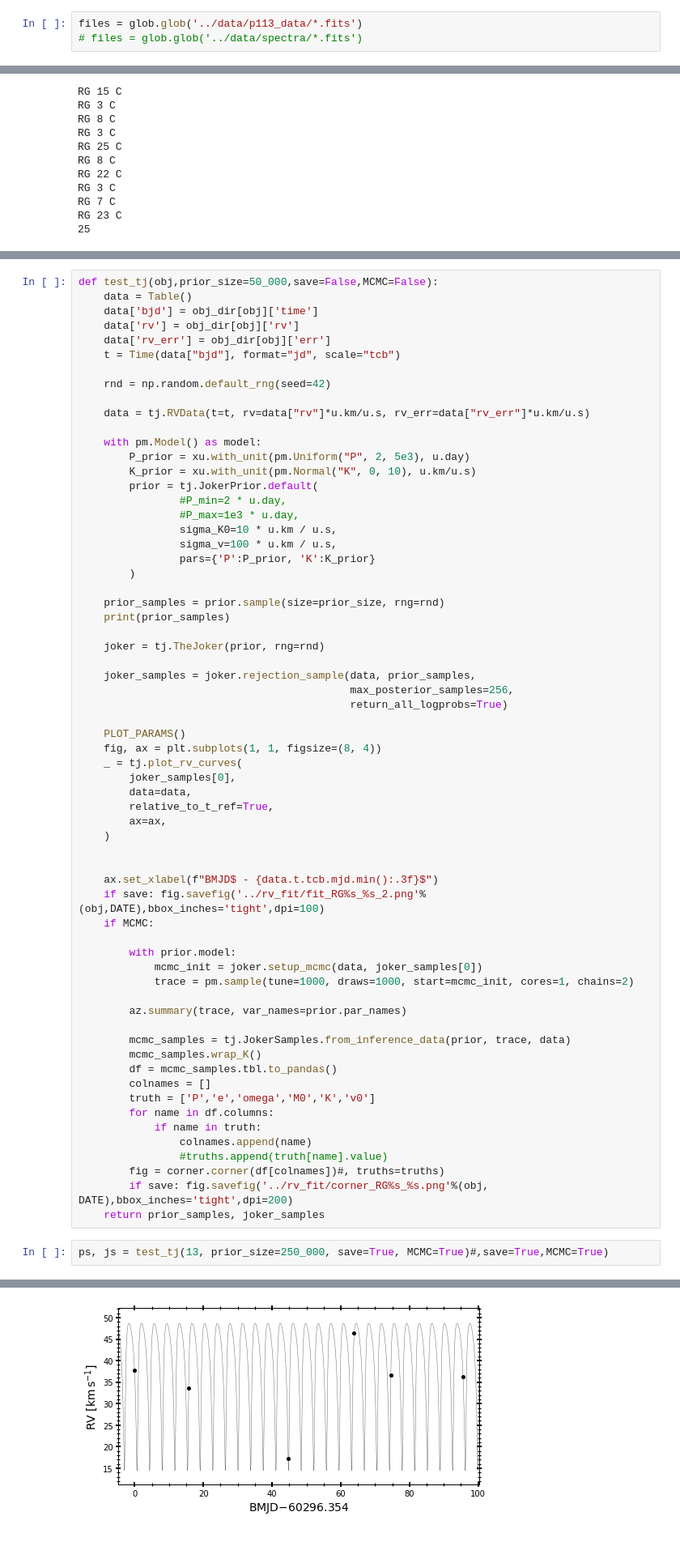
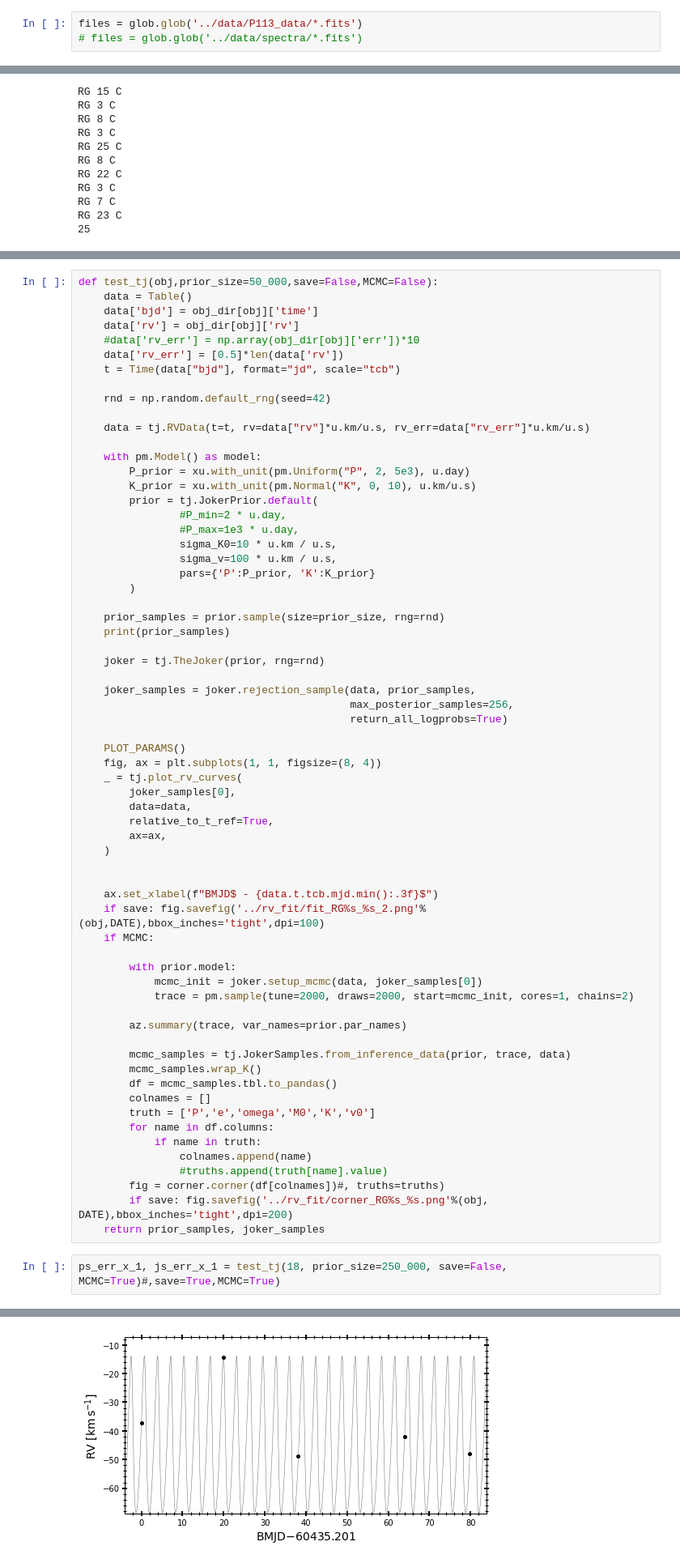
Before and after one commit to MaryumSayeed/ESPRESSO, a Jupyter notebook: scripts/p113.ipynb, the cells around one changed output, grey strips where cells are left out. Shown at 81% size. Cells and saved outputs as stored; diff of their text form.

```diff
--- a/scripts/p113.ipynb
+++ b/scripts/p113.ipynb
@@ -47,3 +47,3 @@ p112 = glob.glob('../data/spectra/*.fits')
 # %%
-files = glob.glob('../data/p113_data/*.fits')
+files = glob.glob('../data/P113_data/*.fits')
 # files = glob.glob('../data/spectra/*.fits')
@@ -296,7 +311,8 @@ def test_tj(obj,prior_size=50_000,save=False,MCMC=False):
     data = Table()
     data['bjd'] = obj_dir[obj]['time']
     data['rv'] = obj_dir[obj]['rv']
-    data['rv_err'] = obj_dir[obj]['err']
+    #data['rv_err'] = np.array(obj_dir[obj]['err'])*10
+    data['rv_err'] = [0.5]*len(data['rv'])
     t = Time(data["bjd"], format="jd", scale="tcb")
 
     rnd = np.random.default_rng(seed=42)
@@ -339,7 +355,7 @@ def test_tj(obj,prior_size=50_000,save=False,MCMC=False):
 
         with prior.model:
             mcmc_init = joker.setup_mcmc(data, joker_samples[0])
-            trace = pm.sample(tune=1000, draws=1000, start=mcmc_init, cores=1, chains=2)
+            trace = pm.sample(tune=2000, draws=2000, start=mcmc_init, cores=1, chains=2)
 
         az.summary(trace, var_names=prior.par_names)
 
@@ -356,7 +372,7 @@ def test_tj(obj,prior_size=50_000,save=False,MCMC=False):
         if save: fig.savefig('../rv_fit/corner_RG%s_%s.png'%(obj, DATE),bbox_inches='tight',dpi=200)
     return prior_samples, joker_samples
 # %%
-ps, js = test_tj(13, prior_size=250_000, save=True, MCMC=True)#,save=True,MCMC=True)
+ps_err_x_1, js_err_x_1 = test_tj(18, prior_size=250_000, save=False, MCMC=True)#,save=True,MCMC=True)
 # %% [output]
 <JokerSamples [e, omega, M0, s, P] (250000 samples)>
 Auto-assigning NUTS sampler...
@@ -389 +399 @@ WARNING:root:Too few points to create valid contours
-[figure, old version]
+[figure, new version]
```
Also changed, not shown: parts of 14 cells of this notebook, 1 other file.
